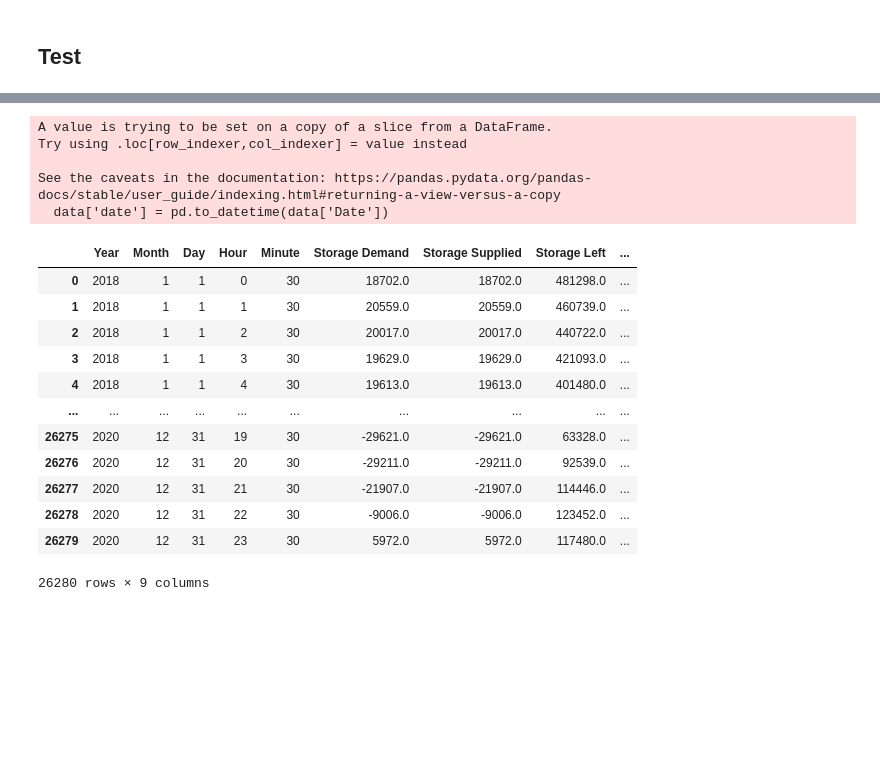
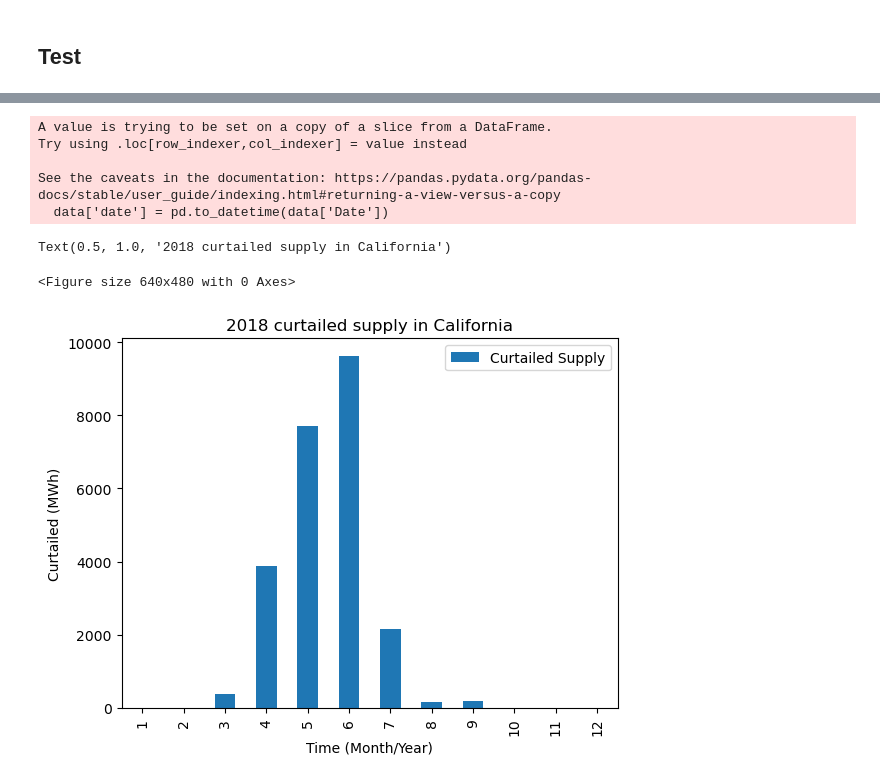
Before and after one commit to 186shades/ECE143-Team13, a Jupyter notebook: notebooks/EnergyAnalysis.ipynb, the cells around one changed output, grey strips where cells are left out. Drawn from its saved outputs; the diff is of its cells as text; code cells hidden in the pictures; blank space fills up the shorter version.

```diff
--- a/notebooks/EnergyAnalysis.ipynb
+++ b/notebooks/EnergyAnalysis.ipynb
@@ -255,7 +329,8 @@ test_storage = StorageAnalysis(test_supply.getEnergySupply(), test_demand.getEne
 #print(test_storage.demand)
 #print(test_storage.supply)
 #pd.set_option("display.max_rows",100)
-test_storage.get_storage_data()
+results = test_storage.get_storage_data()
+
 
 
 #https://assessingsolar.org/notebooks/solar_power_modeling.html
@@ -265,16 +340,17 @@ Try using .loc[row_indexer,col_indexer] = value instead
 
 See the caveats in the documentation: https://pandas.pydata.org/pandas-docs/stable/user_guide/indexing.html#returning-a-view-versus-a-copy
   data['date'] = pd.to_datetime(data['Date'])
-|  | Year | Month | Day | Hour | Minute | Storage Demand | Storage Supplied | Storage Left | ... |
-| 0 | 2018 | 1 | 1 | 0 | 30 | 18702.0 | 18702.0 | 481298.0 | ... |
-| 1 | 2018 | 1 | 1 | 1 | 30 | 20559.0 | 20559.0 | 460739.0 | ... |
-| 2 | 2018 | 1 | 1 | 2 | 30 | 20017.0 | 20017.0 | 440722.0 | ... |
-| 3 | 2018 | 1 | 1 | 3 | 30 | 19629.0 | 19629.0 | 421093.0 | ... |
-| 4 | 2018 | 1 | 1 | 4 | 30 | 19613.0 | 19613.0 | 401480.0 | ... |
-| ... | ... | ... | ... | ... | ... | ... | ... | ... | ... |
-| 26275 | 2020 | 12 | 31 | 19 | 30 | -29621.0 | -29621.0 | 63328.0 | ... |
-| 26276 | 2020 | 12 | 31 | 20 | 30 | -29211.0 | -29211.0 | 92539.0 | ... |
-| 26277 | 2020 | 12 | 31 | 21 | 30 | -21907.0 | -21907.0 | 114446.0 | ... |
-| 26278 | 2020 | 12 | 31 | 22 | 30 | -9006.0 | -9006.0 | 123452.0 | ... |
-| 26279 | 2020 | 12 | 31 | 23 | 30 | 5972.0 | 5972.0 | 117480.0 | ... |
-26280 rows × 9 columns
+# %%
+plt.figure()
+# plt.plot(df_year_load['Date'].tolist(), df_year_load['load'].tolist())
+results_2018 = results.loc[results['Year'] == 2018]
+results_monthly = results.groupby(["Month"]).mean()
+results_daily = results.groupby(["Day"]).mean()
+results_monthly.plot( y='Curtailed Supply', kind="bar")
+plt.xlabel('Time (Month/Year)')
+plt.ylabel('Curtailed (MWh)')
+plt.title('2018 curtailed supply in California')
+# %% [output]
+Text(0.5, 1.0, '2018 curtailed supply in California')
+<Figure size 640x480 with 0 Axes>
+[figure, added]
```
Also changed, not shown: parts of 2 cells of this notebook.
